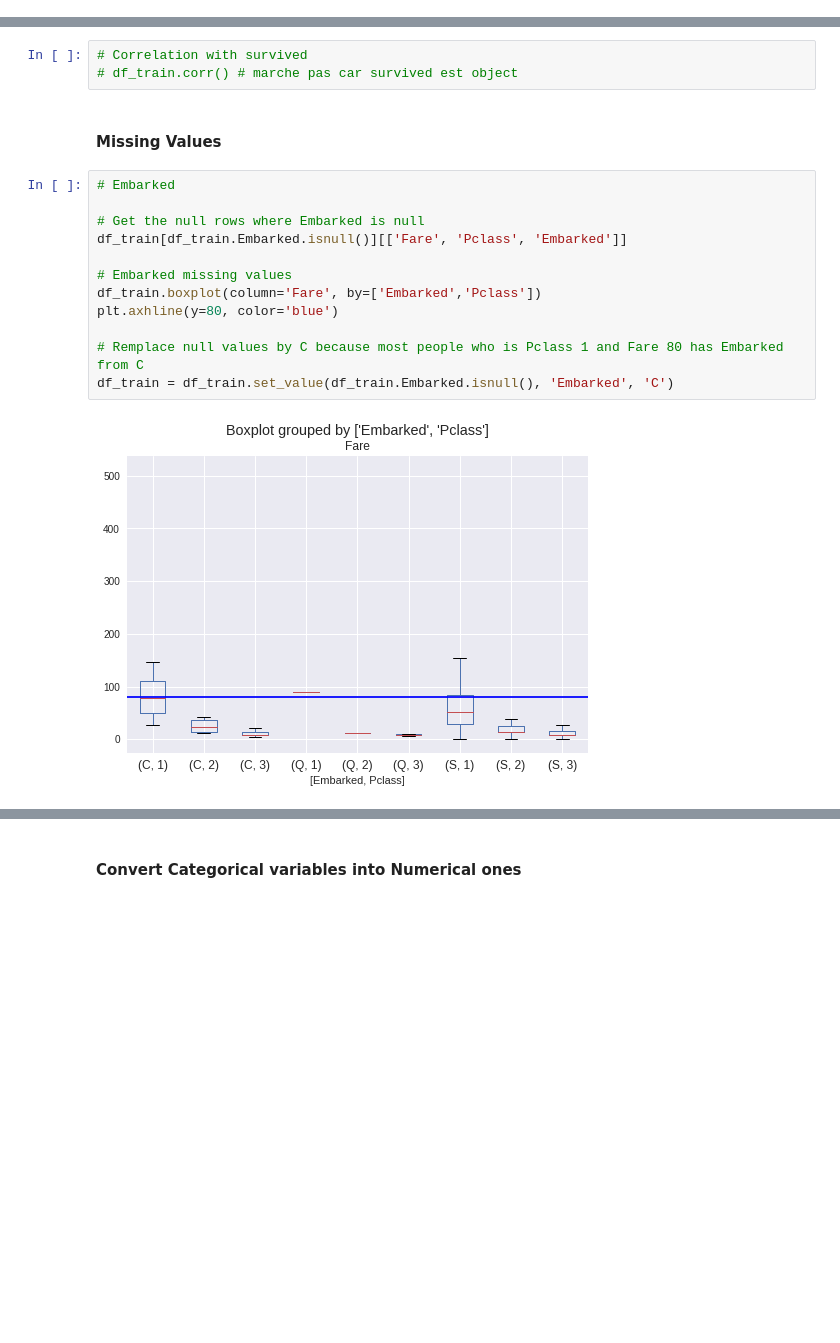
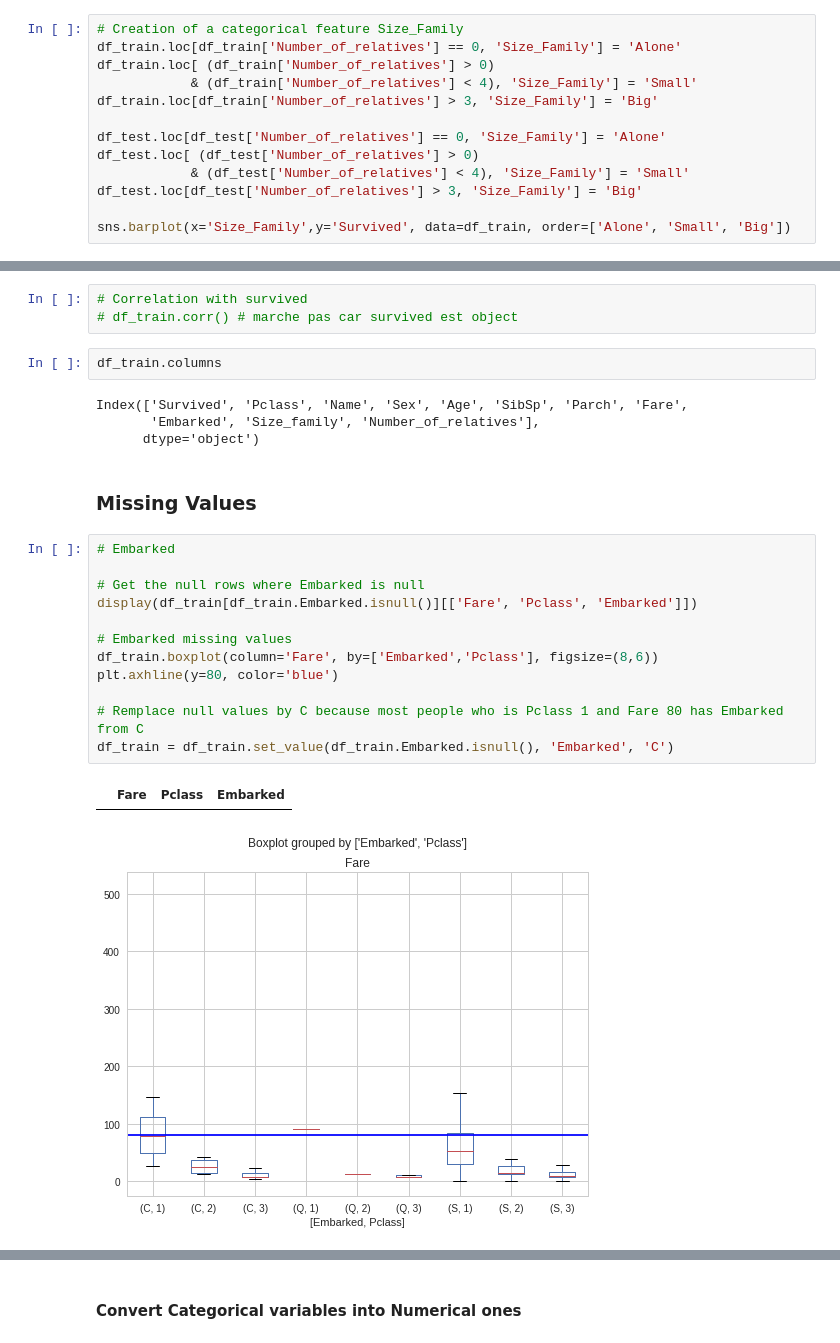
Before and after one commit to Jules-Diez/Personal-examples, a Jupyter notebook: My Titanic.ipynb, the cells around one changed output, grey strips where cells are left out. Drawn from its saved outputs; the diff is of its cells as text; blank space fills up the shorter version.

```diff
--- a/My Titanic.ipynb
+++ b/My Titanic.ipynb
@@ -336,0 +331,13 @@ sns.barplot(x='Number_of_relatives',y='Survived', data=df_train)
+# %%
+# Creation of a categorical feature Size_Family
+df_train.loc[df_train['Number_of_relatives'] == 0, 'Size_Family'] = 'Alone'
+df_train.loc[ (df_train['Number_of_relatives'] > 0)
+            & (df_train['Number_of_relatives'] < 4), 'Size_Family'] = 'Small'
+df_train.loc[df_train['Number_of_relatives'] > 3, 'Size_Family'] = 'Big'
+
+df_test.loc[df_test['Number_of_relatives'] == 0, 'Size_Family'] = 'Alone'
+df_test.loc[ (df_test['Number_of_relatives'] > 0)
+            & (df_test['Number_of_relatives'] < 4), 'Size_Family'] = 'Small'
+df_test.loc[df_test['Number_of_relatives'] > 3, 'Size_Family'] = 'Big'
+
+sns.barplot(x='Size_Family',y='Survived', data=df_train, order=['Alone', 'Small', 'Big'])
@@ -403,22 +429,29 @@ g.fig.suptitle('Survival by Sex, Age and Fare')
 # %%
 # Correlation with survived
 # df_train.corr() # marche pas car survived est object
+# %%
+df_train.columns
+# %% [output]
+Index(['Survived', 'Pclass', 'Name', 'Sex', 'Age', 'SibSp', 'Parch', 'Fare',
+       'Embarked', 'Size_family', 'Number_of_relatives'],
+      dtype='object')
 # %% [markdown]
-#### Missing Values
+### Missing Values
 # %%
 # Embarked
 
 # Get the null rows where Embarked is null
-df_train[df_train.Embarked.isnull()][['Fare', 'Pclass', 'Embarked']]
+display(df_train[df_train.Embarked.isnull()][['Fare', 'Pclass', 'Embarked']])
 
 # Embarked missing values
-df_train.boxplot(column='Fare', by=['Embarked','Pclass'])
+df_train.boxplot(column='Fare', by=['Embarked','Pclass'], figsize=(8,6))
 plt.axhline(y=80, color='blue')
 
 # Remplace null values by C because most people who is Pclass 1 and Fare 80 has Embarked from C
 df_train = df_train.set_value(df_train.Embarked.isnull(), 'Embarked', 'C')
 # %% [output]
+|  | Fare | Pclass | Embarked |
-[figure, old version]
+[figure, new version]
 # %%
 # Fare
 
```
Also changed, not shown: parts of 36 cells of this notebook.
